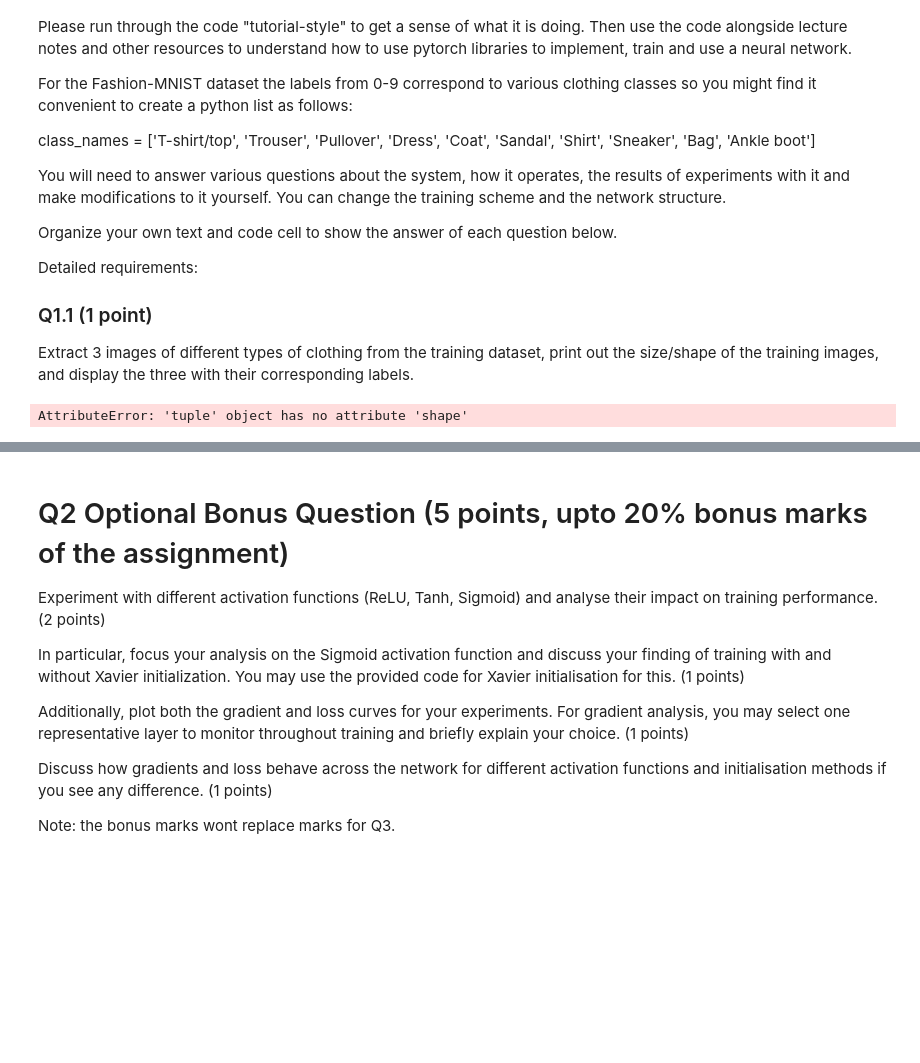
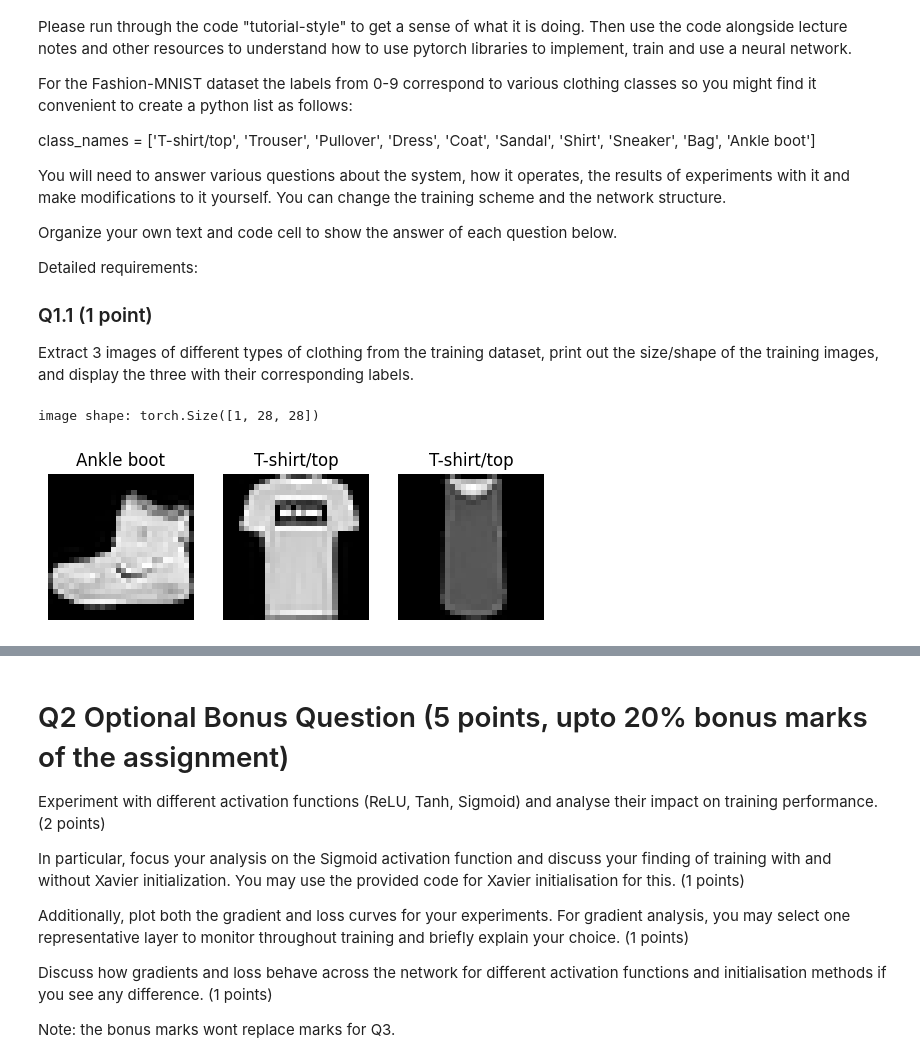
Before and after one commit to Viydal/compVis, a Jupyter notebook: Assignment3_2025 (1).ipynb, the cells around one changed output, grey strips where cells are left out. Saved outputs shown, nothing was run; the diff lists cells and outputs as text; code cells hidden in the pictures; blank space fills up the shorter version.

```diff
--- a/Assignment3_2025 (1).ipynb
+++ b/Assignment3_2025 (1).ipynb
@@ -73,20 +171,22 @@ Extract 3 images of different types of clothing from the training dataset, print
 # %%
 class_names = ['T-shirt/top', 'Trouser', 'Pullover', 'Dress', 'Coat',
                'Sandal', 'Shirt', 'Sneaker', 'Bag', 'Ankle boot']
 
 images = []
 for image, label in training_data:
   images.append((image, label))
 
   if len(images) == 3:
     break
 
-print(images[0].shape)
+print(f"image shape: {images[0][0].shape}")
 
 for i, (image, label) in enumerate(images):
   plt.subplot(1, 3, i+1)
   plt.imshow(image.squeeze(), cmap="gray")
   plt.title(f"{class_names[label]}")
+  plt.axis("off")
   plt.show
 # %% [output]
-AttributeError: 'tuple' object has no attribute 'shape'
+image shape: torch.Size([1, 28, 28])
+[figure, added]
```
Also changed, not shown: parts of 9 cells of this notebook.
